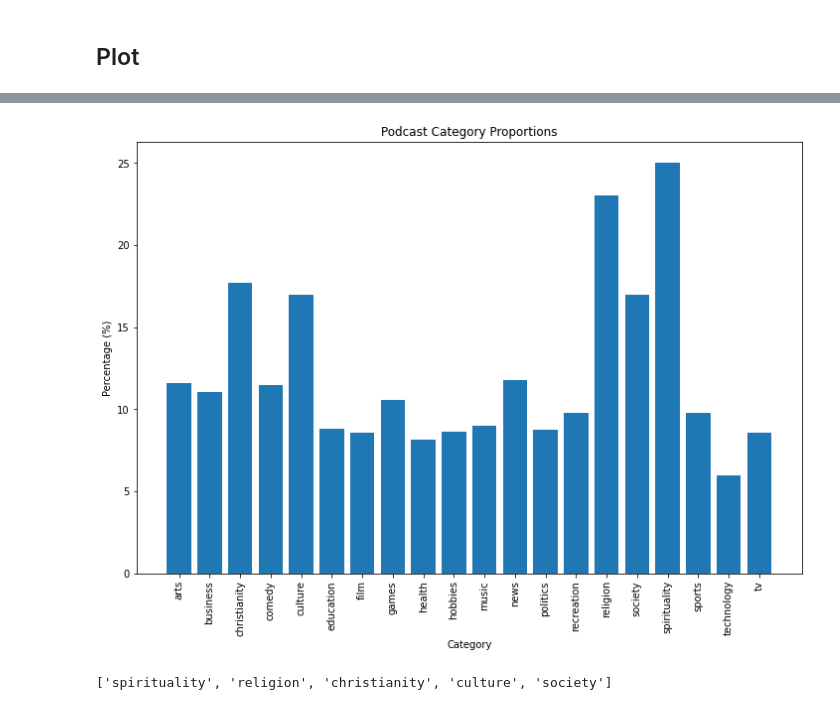
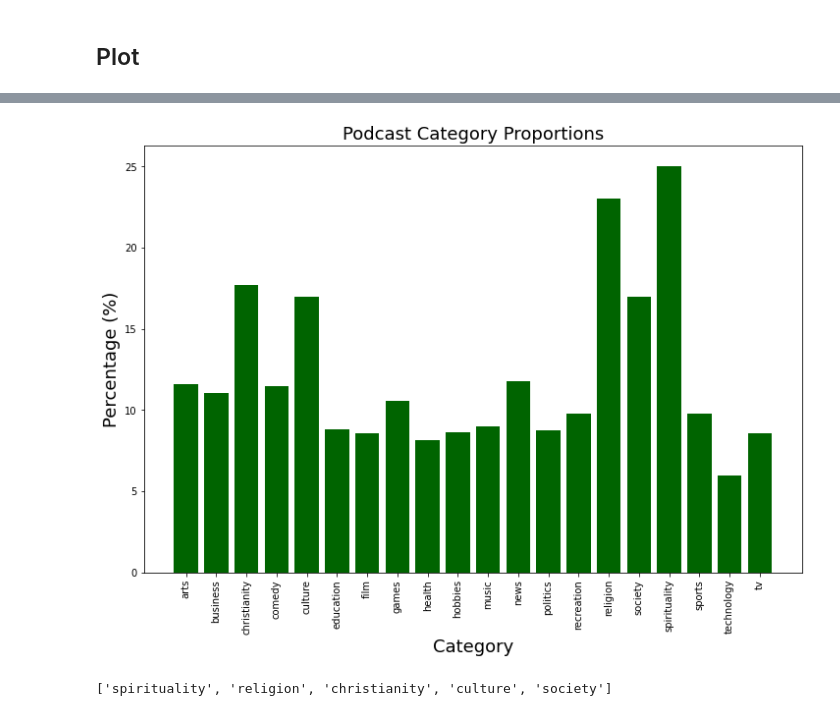
Before and after one commit to kaciewebster/podcast-recommender, a Jupyter notebook: src/eda.ipynb, the cells around one changed output, grey strips where cells are left out. Drawn from its saved outputs; the diff is of its cells as text; code cells hidden in the pictures.

```diff
--- a/src/eda.ipynb
+++ b/src/eda.ipynb
@@ -185,19 +197,19 @@ for key, val in cat_dict.items():
 # %%
 # Plot the proportions of each category.
 x = np.array(list(thresh_dict.values()))*100
 labels = thresh_dict.keys()
 
 plt.figure(figsize = (12, 8))
-plt.bar(labels, height=x)
+plt.bar(labels, height=x, color='darkgreen')
 plt.xticks(range(len(x)), labels, rotation='vertical')
-plt.title('Podcast Category Proportions')
-plt.xlabel('Category')
-plt.ylabel('Percentage (%)')
+plt.title('Podcast Category Proportions', fontsize=18)
+plt.xlabel('Category', fontsize=18)
+plt.ylabel('Percentage (%)', fontsize=18)
 
 # plt.savefig('../imgs/cat-proportions.png')
 plt.show()
 # %% [output]
-[figure, old version]
+[figure, new version]
 # %%
 # Top 5 categories.
 nlargest(5, cat_dict, key = cat_dict.get)
```
Also changed, not shown: parts of 6 cells of this notebook, 9 other files.
